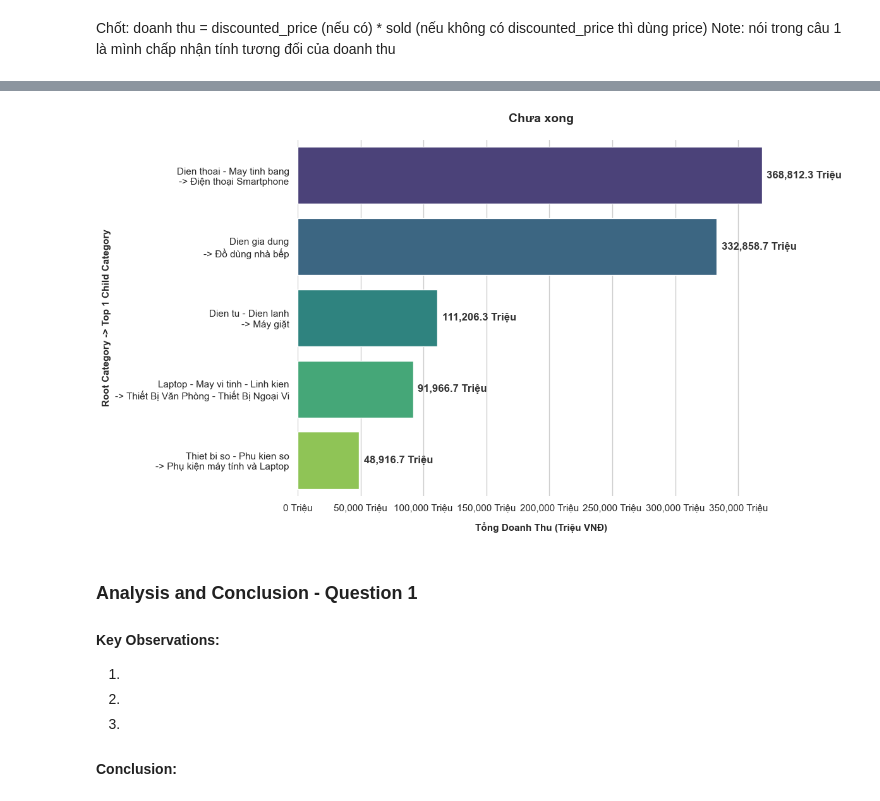
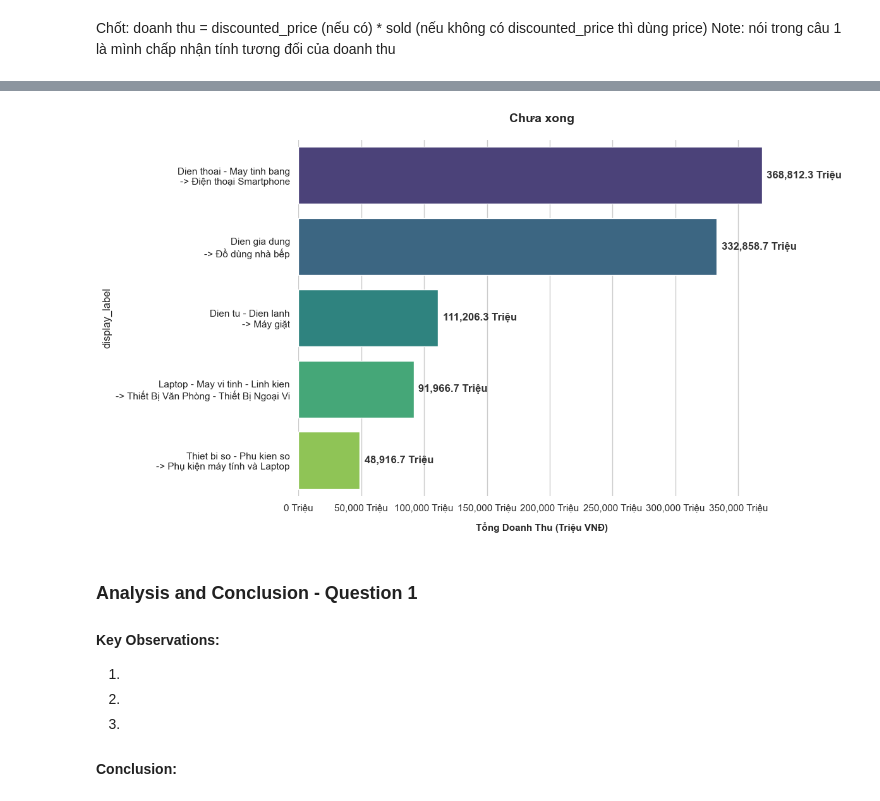
Before and after one commit to phuongth05/DV_LAB01, a Jupyter notebook: groups/phuong.ipynb, the cells around one changed output, grey strips where cells are left out. Cells and saved outputs as stored; diff of their text form; code cells hidden in the pictures.

```diff
--- a/groups/phuong.ipynb
+++ b/groups/phuong.ipynb
@@ -196,19 +204,6 @@ display(top1_per_root[['root_name', 'category_id', 'category_name_clean', 'direc
 | 4 | Laptop - May vi tinh - Linh kien | 12884 | Thiết Bị Văn Phòng - Thiết Bị Ngo... | 13 | 3460 | 91,966.67 Tr |
 | 5 | Thiet bi so - Phu kien so | 28670 | Phụ kiện máy tính và Laptop | 10 | 4968 | 48,916.68 Tr |
 # %%
-# Visualize
-import matplotlib.pyplot as plt
-import seaborn as sns
-from matplotlib.ticker import FuncFormatter
-
-# ==========================================
-# TRỰC QUAN HÓA DỮ LIỆU (VISUALIZATION)
-# ==========================================
-
-# 1. Cài đặt font chữ và style cơ bản để biểu đồ nhìn hiện đại
-plt.rcParams['font.family'] = 'sans-serif'
-sns.set_theme(style="whitegrid")
-
 # 2. Tạo một cột nhãn mới gộp cả tên Root và Tên Child để dễ đọc trên biểu đồ
 # Ví dụ: "Đồ gia dụng \n-> Đồ dùng nhà bếp"
 top1_per_root_plot = top1_per_root.copy()
@@ -228,35 +223,34 @@ ax = sns.barplot(
     palette='viridis', # Tone màu từ đậm đến nhạt nhìn rất chuyên nghiệp
     hue='display_label', # Thêm hue để gán màu theo từng dòng, tránh warning của Seaborn mới
     legend=False
 )
 
 # 5. Format trục X về đơn vị Triệu (Tr)
 def millions_formatter(x, pos):
     return f'{x / 1_000_000:,.0f} Triệu'
 ax.xaxis.set_major_formatter(FuncFormatter(millions_formatter))
 
 # 6. Thêm Text hiển thị số tiền chính xác ngay đuôi mỗi cột
 max_revenue = top1_per_root_plot['total_revenue'].max()
 for i, v in enumerate(top1_per_root_plot['total_revenue']):
     # Vị trí text xê dịch một chút sang phải so với đuôi cột (khoảng 1% của max_revenue)
     ax.text(v + (max_revenue * 0.01), i,
             f'{v / 1_000_000:,.1f} Triệu',
             va='center', fontweight='bold', color='#333333')
 
 # 7. Căn chỉnh Tiêu đề và Nhãn trục
 plt.title('Chưa xong',
           fontsize=14, fontweight='bold', pad=20)
 plt.xlabel('Tổng Doanh Thu (Triệu VNĐ)', fontsize=11, fontweight='bold', labelpad=10)
-plt.ylabel('Root Category -> Top 1 Child Category', fontsize=11, fontweight='bold')
 
 # Bỏ đường viền trên và phải cho biểu đồ thoáng hơn
 sns.despine(left=True, bottom=True)
 
 # 8. Hiển thị
 plt.tight_layout()
 plt.show()
 # %% [output]
-[figure, old version]
+[figure, new version]
 # %% [markdown]
 ### Analysis and Conclusion - Question 1
 
```
Also changed, not shown: parts of 15 cells of this notebook.
